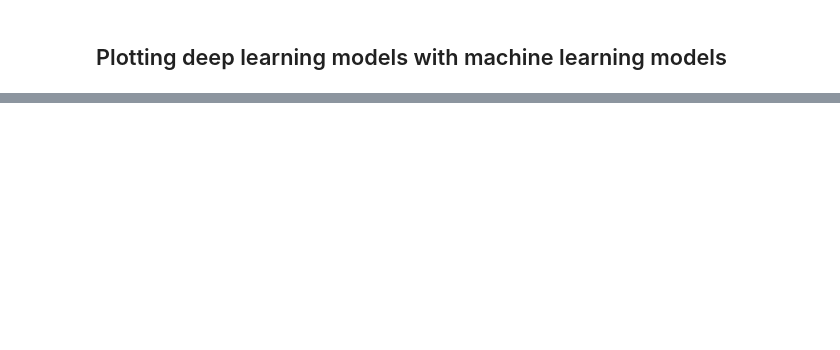
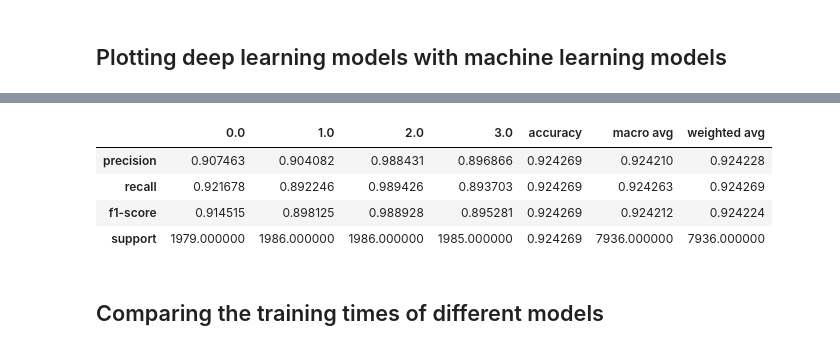
Before and after one commit to Akashkharita/PNW_Seismic_Event_Classification, a Jupyter notebook: notebooks/performance_comparisons_of_all_models.ipynb, the cells around one changed output, grey strips where cells are left out. Drawn from its saved outputs; the diff is of its cells as text; code cells hidden in the pictures; blank space fills up the shorter version.

```diff
--- a/notebooks/performance_comparisons_of_all_models.ipynb
+++ b/notebooks/performance_comparisons_of_all_models.ipynb
@@ -1420,0 +1114,10 @@ df_styled_acc_cml
+# %%
+pd.DataFrame(trace_report_quakexnet_2d)
+# %% [output]
+|  | 0.0 | 1.0 | 2.0 | 3.0 | accuracy | macro avg | weighted avg |
+| precision | 0.907463 | 0.904082 | 0.988431 | 0.896866 | 0.924269 | 0.924210 | 0.924228 |
+| recall | 0.921678 | 0.892246 | 0.989426 | 0.893703 | 0.924269 | 0.924263 | 0.924269 |
+| f1-score | 0.914515 | 0.898125 | 0.988928 | 0.895281 | 0.924269 | 0.924212 | 0.924224 |
+| support | 1979.000000 | 1986.000000 | 1986.000000 | 1985.000000 | 0.924269 | 7936.000000 | 7936.000000 |
+# %% [markdown]
+## Comparing the training times of different models
```
Also changed, not shown: parts of 25 cells of this notebook.
